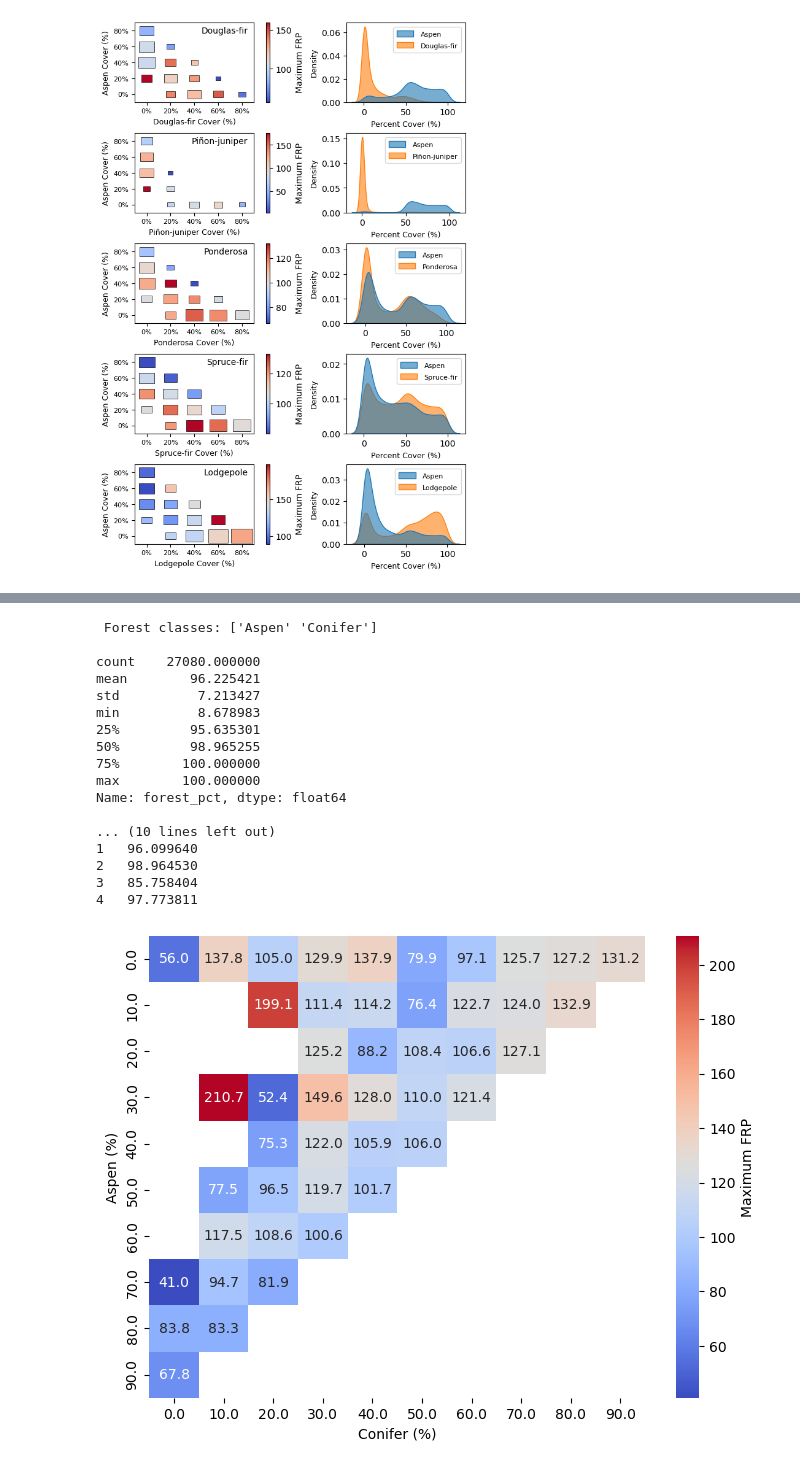
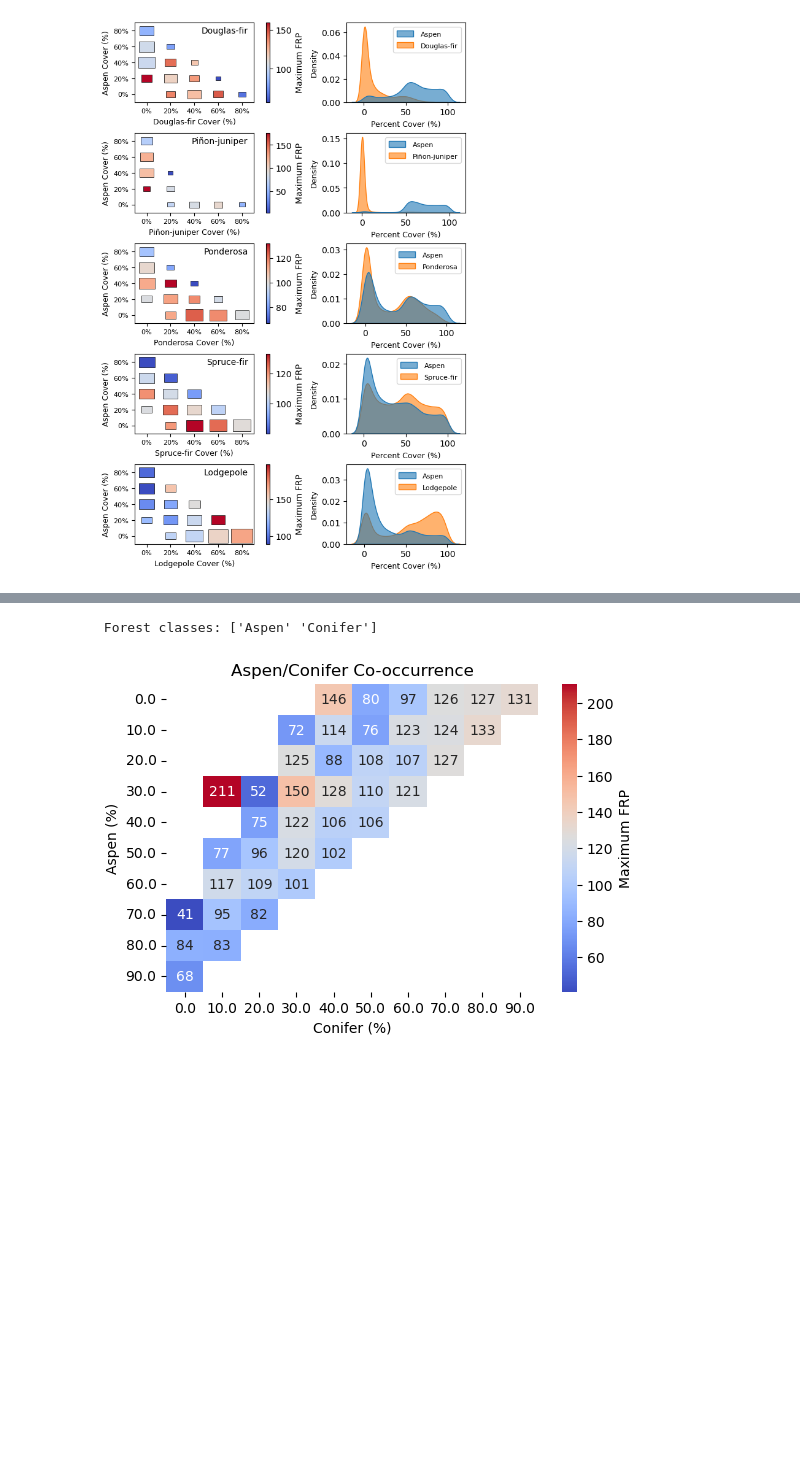
Before and after one commit to natshoff/aspen-fire-fork, a Jupyter notebook: Aim2/code/Python/05a_biophys_TreeMap_gridstats.ipynb, the cells around one changed output, grey strips where cells are left out. Drawn from its saved outputs; the diff is of its cells as text; code cells hidden in the pictures; blank space fills up the shorter version.

Commit message:
Heatmap updates

```diff
--- a/Aim2/code/Python/05a_biophys_TreeMap_gridstats.ipynb
+++ b/Aim2/code/Python/05a_biophys_TreeMap_gridstats.ipynb
@@ -779,64 +767,49 @@ cover_df = (
     .rename(columns={'Aspen': 'aspen_pct', 'Conifer': 'conifer_pct'})
 )
 
-# make sure there is some aspen
-cover_df = cover_df[(cover_df['aspen_pct'] > 0) & (cover_df['conifer_pct'] > 0)] # make sure is some aspen
+cover_df['combined_pct'] = cover_df['aspen_pct'] + cover_df['conifer_pct']
+cover_df = cover_df[cover_df['combined_pct'] > 50]
+
+# # make sure there is some aspen
+# cover_df = cover_df[(cover_df['aspen_pct'] > 0) & (cover_df['conifer_pct'] > 0)] # make sure is some aspen
 
 # merge back to FRP
 cover_df = cover_df.merge(grid[['grid_index','frp_max','frp_csum','frp_p90']], on='grid_index', how='left')
-
-# Calculate the total percent cover
-cover_df['forest_pct'] = cover_df['aspen_pct'] + cover_df['conifer_pct']
-print(cover_df['forest_pct'].describe()) # make sure none exceed 100
-print("\n")
-print(cover_df.head())
-print("\n")
 
 # # filter based on the 'forest_pct'
 # cover_df = cover_df[cover_df['forest_pct'] > 50]
 # print(f">50 % combined forested plots: {len(cover_df_)} of {len(cover_df)}\n")
 
 # bin the data and plot the heatmap
 bins = np.linspace(0, 100, 11)  # 10% intervals
 cover_df['aspen_bin'] = pd.cut(cover_df['aspen_pct'], bins, labels=bins[:-1])
 cover_df['conifer_bin'] = pd.cut(cover_df['conifer_pct'], bins, labels=bins[:-1])
 
 # create the summarized data by bins (heatmap)
 heatmap_da = cover_df.groupby(['aspen_bin', 'conifer_bin']).frp_max.mean().unstack()
 heatmap_da = heatmap_da.replace(0, np.nan)
 
 # heatmap_da_log = np.log10(heatmap_da + 1e-6)
 
 # plot it
-plt.figure(figsize=(8, 6))
+plt.figure(figsize=(6, 4))
 
 sns.heatmap(
     heatmap_da,
     cmap='coolwarm',
     annot=True,
-    fmt=".1f",
+    fmt=".0f",
     cbar_kws={'label': 'Maximum FRP'}
 )
 
+plt.title("Aspen/Conifer Co-occurrence", size=12, loc='center')
 plt.xlabel('Conifer (%)')
 plt.ylabel('Aspen (%)')
+
+out_plot = os.path.join(projdir, 'figures/FigureX_ConiferAspen_Heatmap_FRPmax.png')
+plt.savefig(out_plot, dpi=300, bbox_inches='tight')
+
 plt.show()
 # %% [output]
  Forest classes: ['Aspen' 'Conifer']
-
-count    27080.000000
-mean        96.225421
-std          7.213427
-min          8.678983
-25%         95.635301
-50%         98.965255
-75%        100.000000
-max        100.000000
-Name: forest_pct, dtype: float64
-
-... (10 lines left out)
-1   96.099640
-2   98.964530
-3   85.758404
-4   97.773811
-[figure, old version]
+[figure, new version]
```
Also changed, not shown: parts of 5 cells of this notebook, 2 other files.
